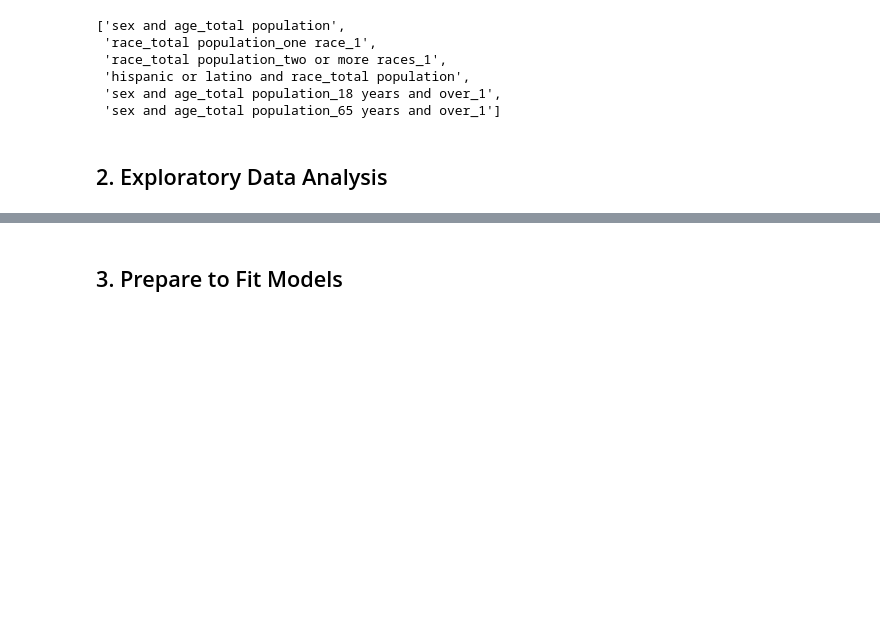
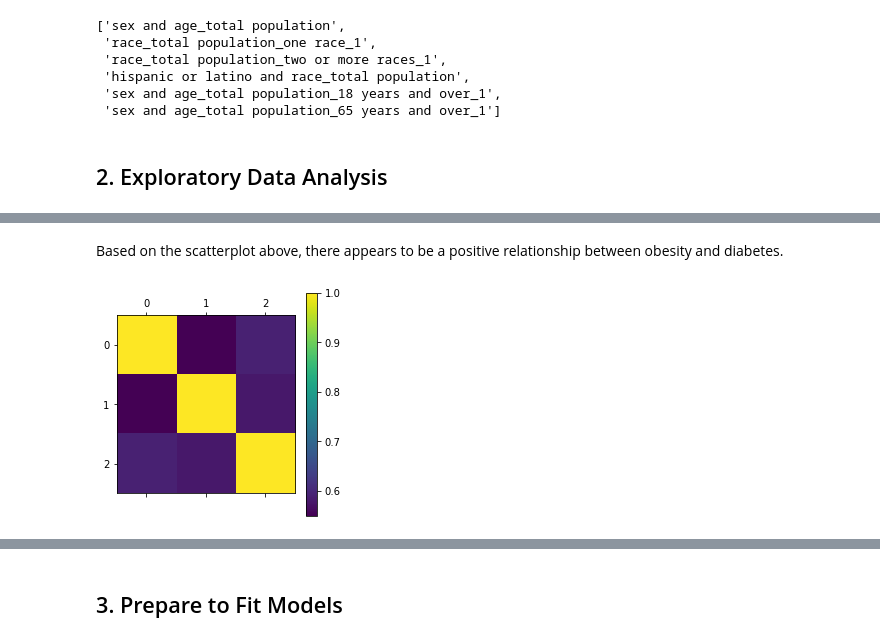
Before and after one commit to NoahBender/CSS-Project-2-Team-3-Fall-2022, a Jupyter notebook: Project 2 Students.ipynb, the cells around one changed output, grey strips where cells are left out. Saved outputs shown, nothing was run; the diff lists cells and outputs as text; code cells hidden in the pictures; blank space fills up the shorter version.

```diff
--- a/Project 2 Students.ipynb
+++ b/Project 2 Students.ipynb
@@ -206,0 +222,8 @@ plt.show()
+# %% [markdown]
+Based on the scatterplot above, there appears to be a positive relationship between obesity and diabetes.
+# %%
+plt.matshow(diabetes[['Diabetes_Number','Obesity_Number','Physical_Inactivity_Number']].corr(),fignum="")
+plt.colorbar()
+plt.show()
+# %% [output]
+[figure, added]
```
Also changed, not shown: parts of 12 cells of this notebook.
